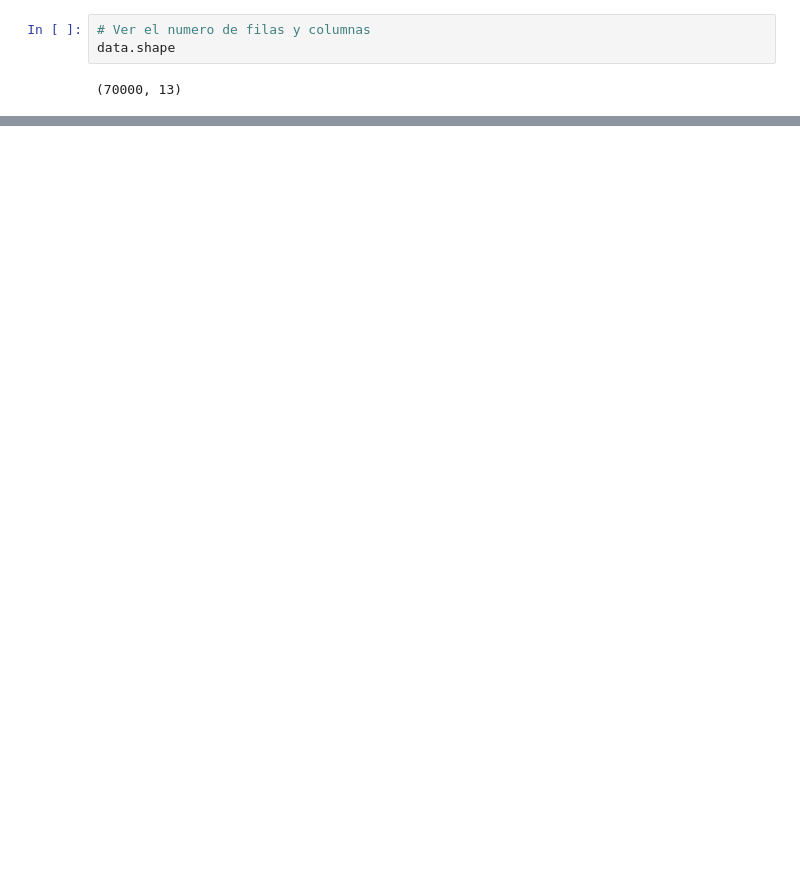
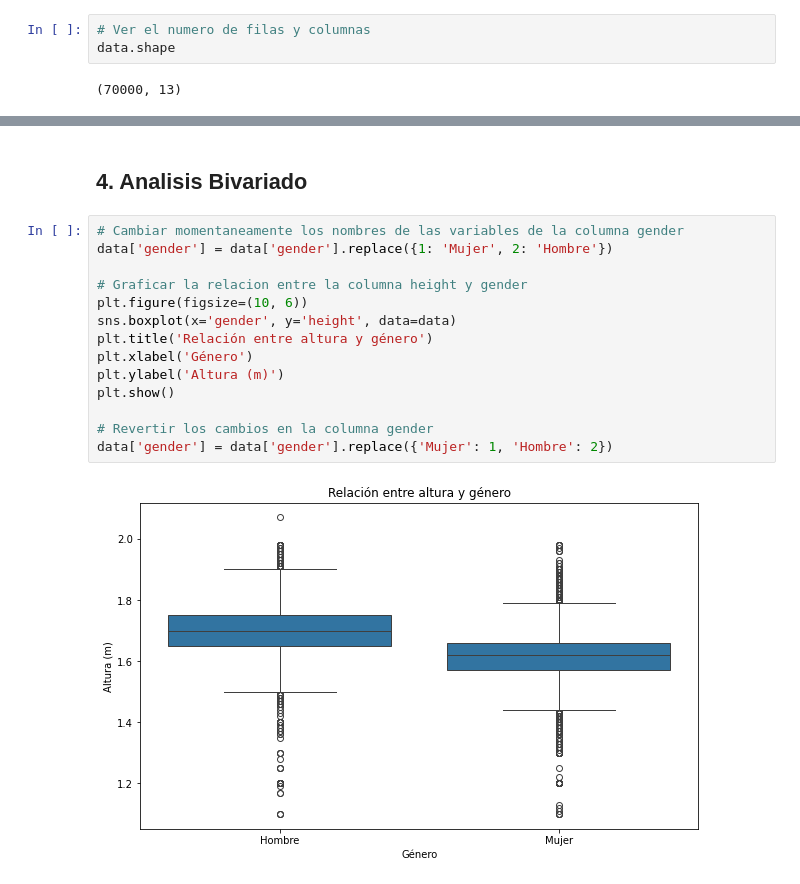
Before and after one commit to AnaLuna464/P.M3v1, a Jupyter notebook: cardio_train.ipynb, the cells around one changed output, grey strips where cells are left out. Cells and saved outputs as stored; diff of their text form; blank space fills up the shorter version.

```diff
--- a/cardio_train.ipynb
+++ b/cardio_train.ipynb
@@ -92,0 +253,18 @@ data.shape
+# %% [markdown]
+## 4. Analisis Bivariado
+# %%
+# Cambiar momentaneamente los nombres de las variables de la columna gender
+data['gender'] = data['gender'].replace({1: 'Mujer', 2: 'Hombre'})
+
+# Graficar la relacion entre la columna height y gender
+plt.figure(figsize=(10, 6))
+sns.boxplot(x='gender', y='height', data=data)
+plt.title('Relación entre altura y género')
+plt.xlabel('Género')
+plt.ylabel('Altura (m)')
+plt.show()
+
+# Revertir los cambios en la columna gender
+data['gender'] = data['gender'].replace({'Mujer': 1, 'Hombre': 2})
+# %% [output]
+[figure, added]
```
Also changed, not shown: parts of 22 cells of this notebook.
